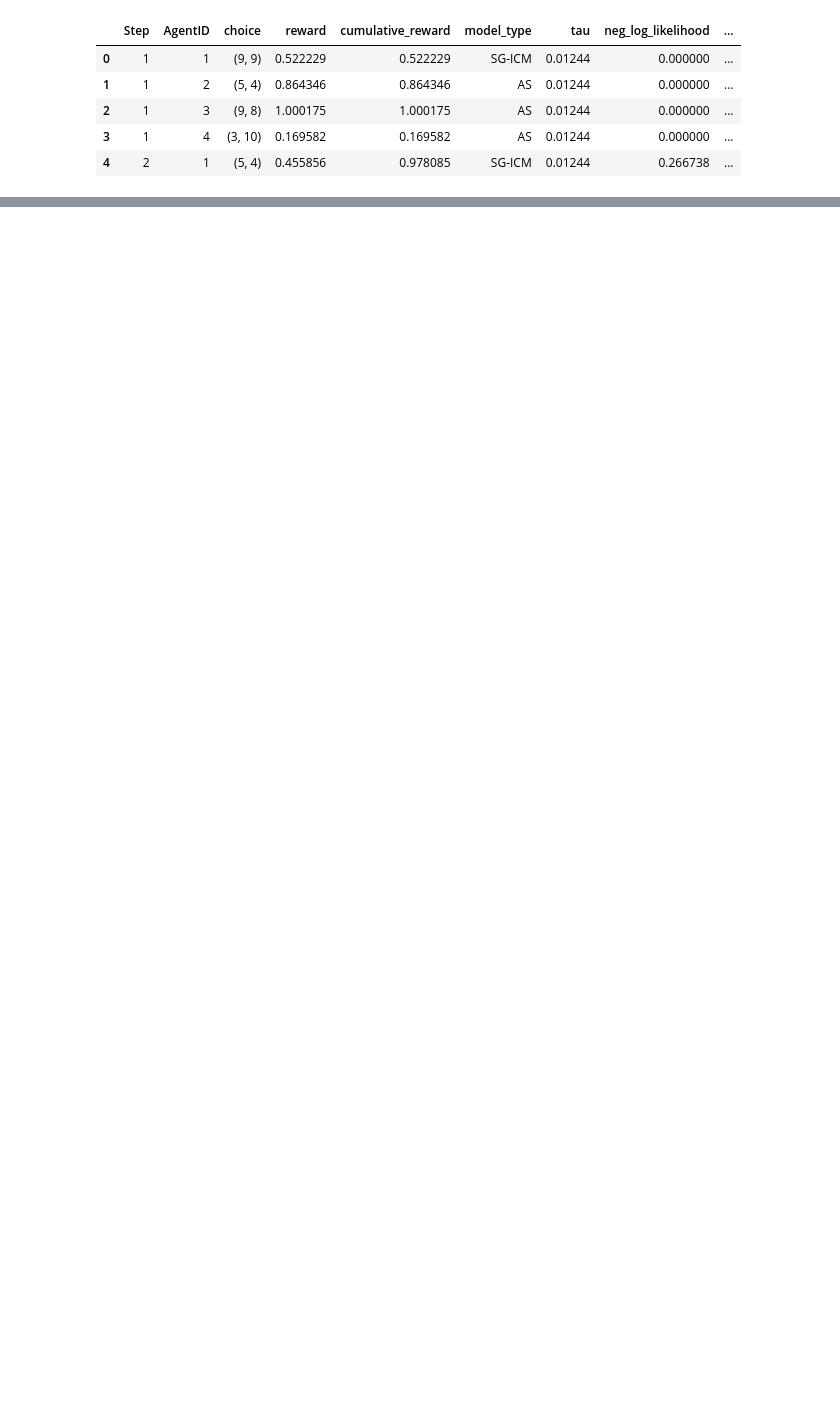
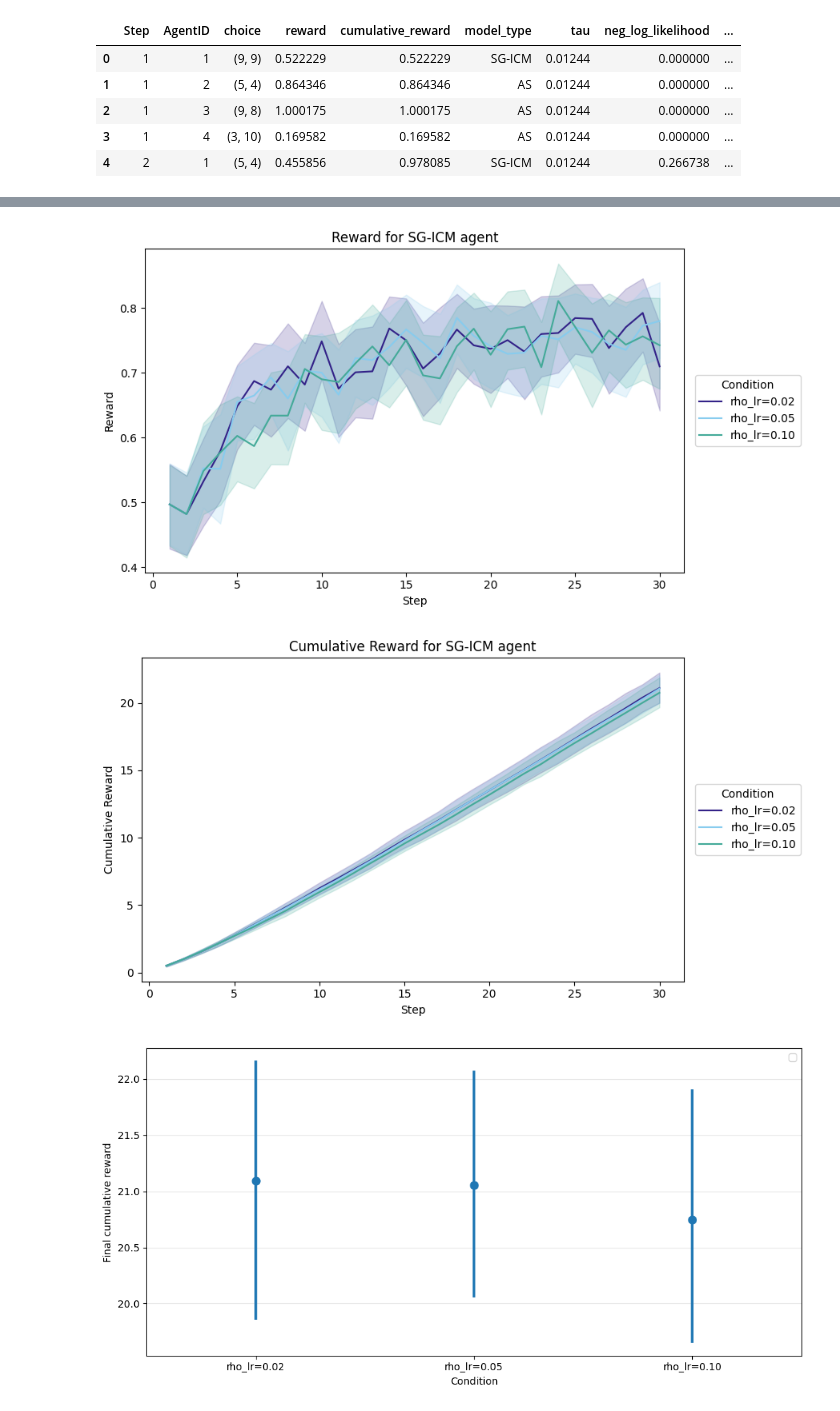
Before and after one commit to vagechirkov/Spatial-MAB-ABM, a Jupyter notebook: abm/rho_update.ipynb, the cells around one changed output, grey strips where cells are left out. Cells and saved outputs as stored; diff of their text form; code cells hidden in the pictures; blank space fills up the shorter version.

```diff
--- a/abm/rho_update.ipynb
+++ b/abm/rho_update.ipynb
@@ -554,0 +654,30 @@ plt.show()
+# %%
+
+rho_lr_values = [0.02, 0.05, 0.10] # original = 0.05
+private_noise_values = [0.05, 0.10, 0.20] # original = 0.10
+social_noise_values = [0.0001, 0.01, 0.10] # original = 0.0001
+
+rho_lr_results, rho_lr_histories = run_sensitivity_sweep("rho_lr", rho_lr_values, n_envs=50, n_steps=30)
+private_noise_results, private_noise_histories = run_sensitivity_sweep("observation_noise_private", private_noise_values, n_envs=1000, n_steps=30)
+social_noise_results, social_noise_histories = run_sensitivity_sweep("observation_noise_social", social_noise_values, n_envs=1000, n_steps=30)
+# %%
+
+rho_lr_labels = [f"rho_lr={v:.2f}" for v in rho_lr_values]
+private_noise_labels = [f"private noise={v:.2f}" for v in private_noise_values]
+social_noise_labels = [f"social noise={v:.2f}" for v in social_noise_values]
+
+plot_reward(rho_lr_results, y_col="reward", keep_labels=rho_lr_labels)
+plot_reward(rho_lr_results, y_col="cumulative_reward", keep_labels=rho_lr_labels)
+plot_final_cumreward_catplot(rho_lr_results, x='condition_label')
+
+plot_reward(private_noise_results, y_col="reward", keep_labels=private_noise_labels)
+plot_reward(private_noise_results, y_col="cumulative_reward", keep_labels=private_noise_labels)
+plot_final_cumreward_catplot(private_noise_results, x='condition_label')
+
+# plot_reward(social_noise_results, y_col="reward", keep_labels=social_noise_labels)
+# plot_reward(social_noise_results, y_col="cumulative_reward", keep_labels=social_noise_labels)
+# plot_final_cumreward_catplot(social_noise_results, x='condition_label')
+# %% [output]
+[figure, added]
+[figure, added]
+[figure, added]
```
Also changed, not shown: parts of 15 cells of this notebook, 1 other file.
